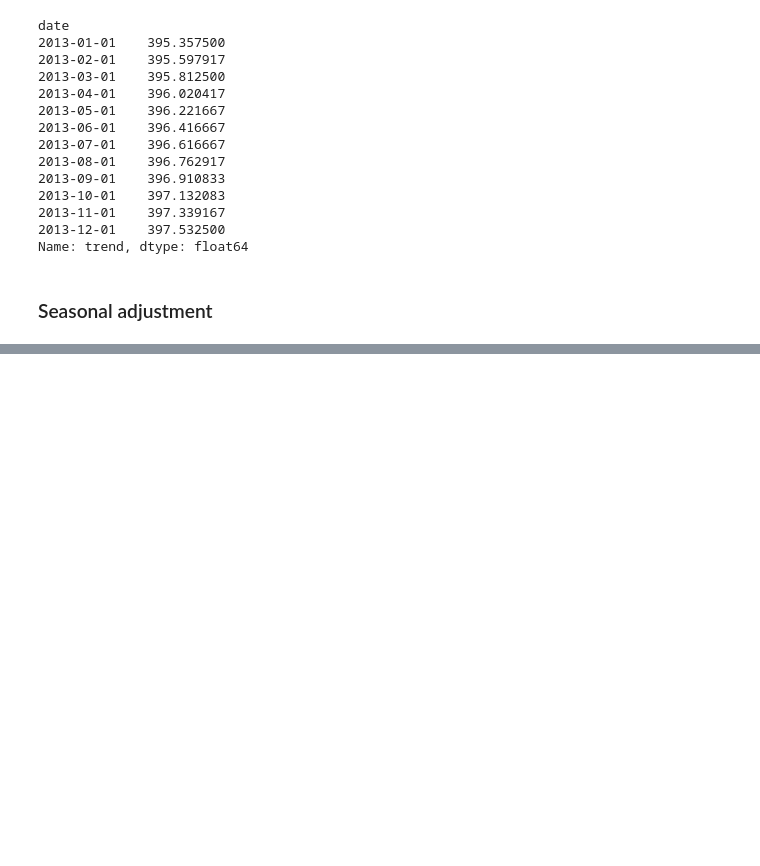
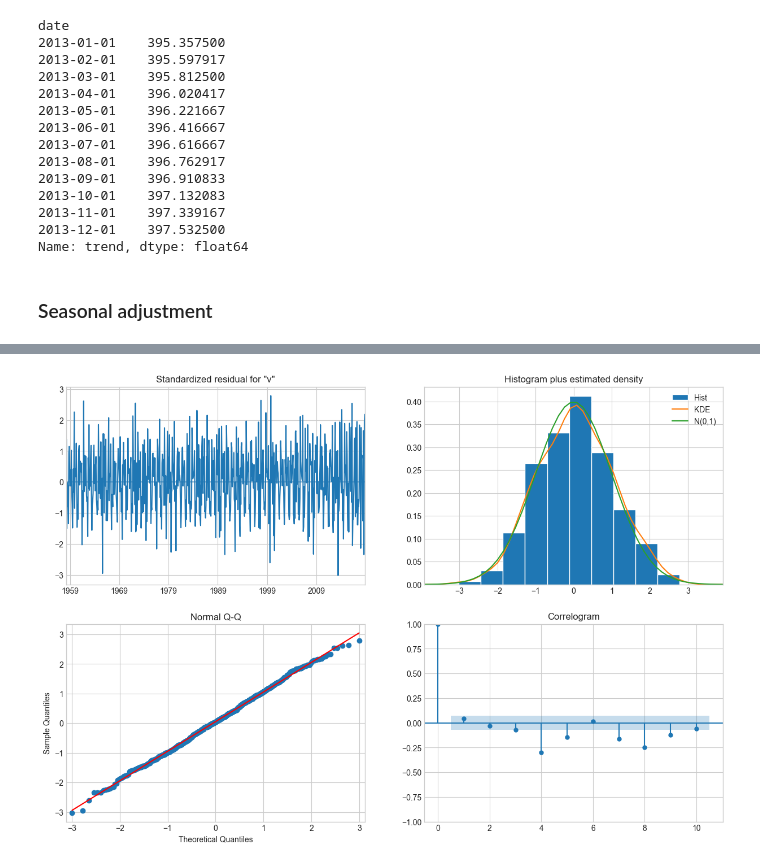
Before and after one commit to OleksiiHayvoronskyi/lesson_46, a Jupyter notebook: Lesson_46_Make_Predictions.ipynb, the cells around one changed output, grey strips where cells are left out. Cells and saved outputs as stored; diff of their text form; code cells hidden in the pictures; blank space fills up the shorter version.

```diff
--- a/Lesson_46_Make_Predictions.ipynb
+++ b/Lesson_46_Make_Predictions.ipynb
@@ -298,0 +288,8 @@ ValueError: endog must be strictly positive when usingmultiplicative trend or se
+# %%
+from statsmodels.tsa.arima.model import ARIMA
+
+# Make an ARIMA model.
+arima_model = ARIMA(df_cardox.value, order=(1, 1, 2))
+arima_model_fit = arima_model.fit()
+print('\nResult by ARIMA model:')
+print(arima_model_fit.summary().tables[1])
@@ -298,0 +355,6 @@ ValueError: endog must be strictly positive when usingmultiplicative trend or se
+# %%
+# Visualisation ARIMA model.
+arima_model_fit.plot_diagnostics(figsize=(15, 10))
+plt.show()
+# %% [output]
+[figure, added]
```
Also changed, not shown: parts of 14 cells of this notebook.
